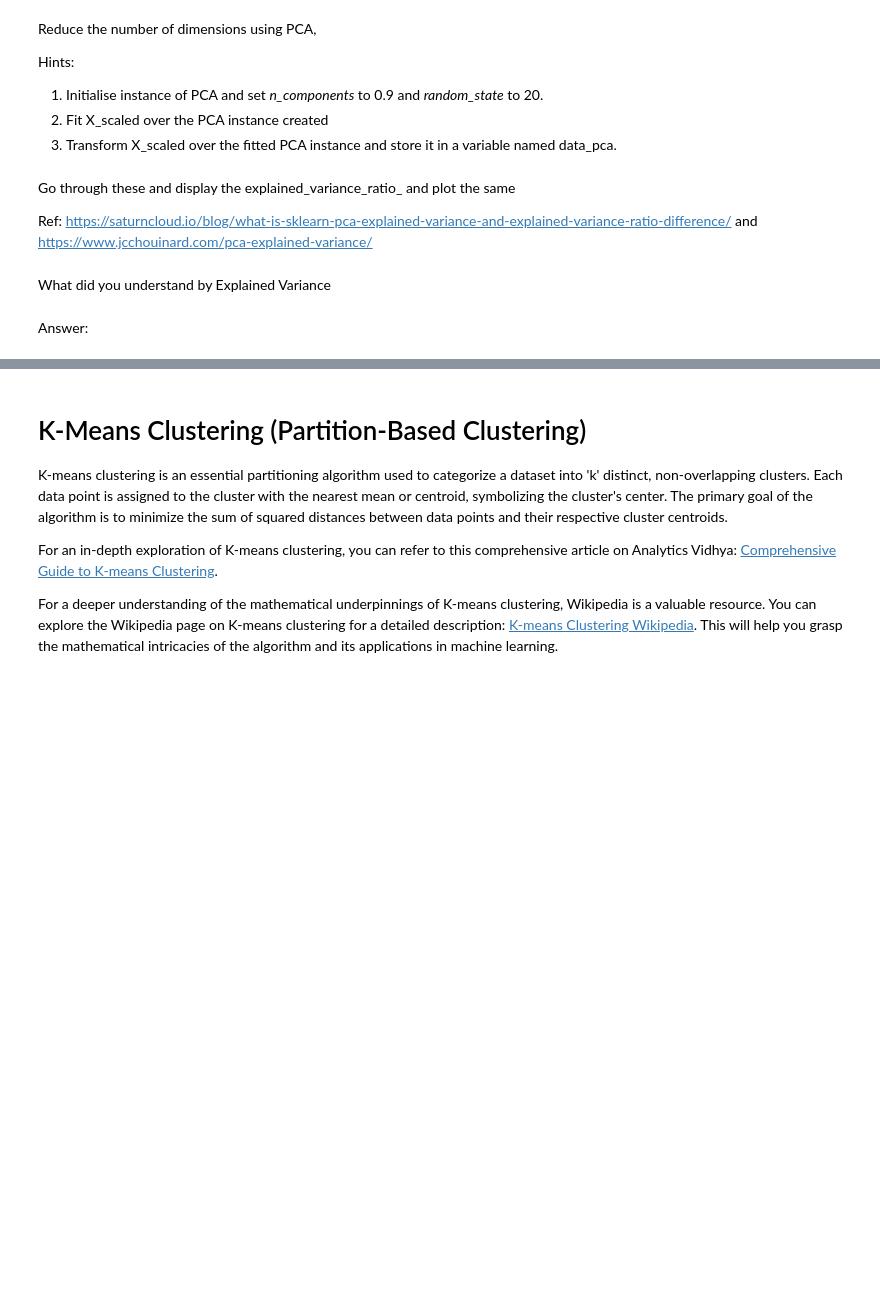
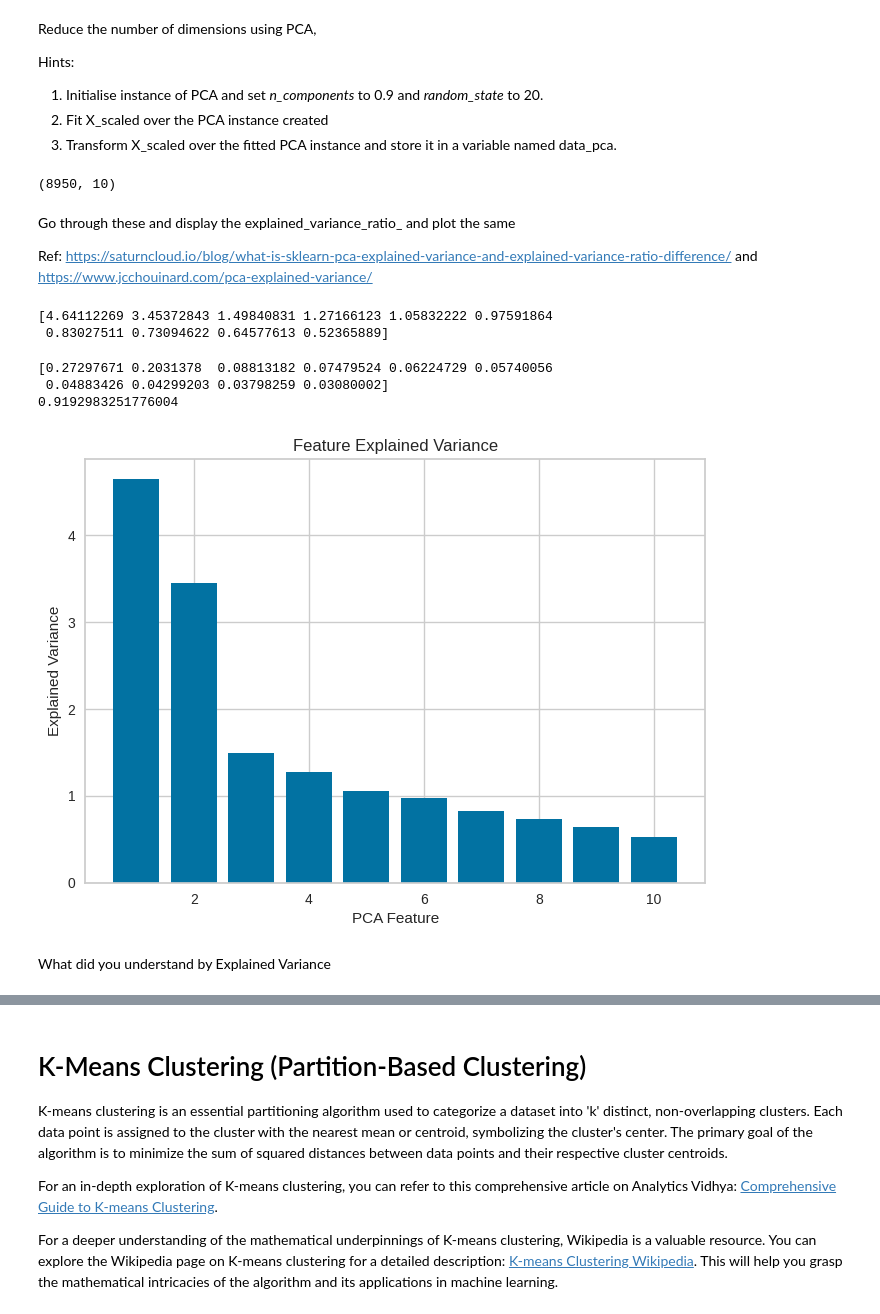
Before and after one commit to paninishah/synapse-learning-phase, a Jupyter notebook: Panini_SynapseLP_Task3.ipynb, the cells around one changed output, grey strips where cells are left out. Saved outputs shown, nothing was run; the diff lists cells and outputs as text; code cells hidden in the pictures; blank space fills up the shorter version.

```diff
--- a/Panini_SynapseLP_Task3.ipynb
+++ b/Panini_SynapseLP_Task3.ipynb
@@ -130,0 +273,7 @@ df_2= pd.read_csv("") # Continue with the routine
+# %%
+#Handle missing values if needed
+#df_2.dropna(subset='CREDIT_LIMIT', inplace=True) #i can drop this right? cause it's just one missing value
+#cant drop cause it doesnt match the shape later, but could i have dropped?
+# Option: fill missing values with median (common in financial datasets)
+df_2['MINIMUM_PAYMENTS'].fillna(df_2['MINIMUM_PAYMENTS'].median(), inplace=True)
+df_2['CREDIT_LIMIT'].fillna(df_2['CREDIT_LIMIT'].median(), inplace=True)
@@ -138,2 +332,5 @@ Answer:
+# %%
+#Standardize numeric features
+X_scaled = pd.DataFrame(StandardScaler().fit_transform(df_2), columns=df_2.columns) #for reference, never fit on test data
 # %%
 #Verify scaled data
@@ -161,9 +368,22 @@ Hints:
+# %%
+#Code here
+pca = PCA(n_components=0.9, random_state=20) #im not asking it to keep 0.9 components, im asking it to keep enough components to explain 90% of variance
+pca.fit(X_scaled)
+data_pca = pca.transform(X_scaled)
 # %%
 # Check the shape of the transformed data
+data_pca.shape #went back and filled credit limit instead of dropping
 #If everything's correct should print (8950,10)
+# %% [output]
+(8950, 10)
 # %% [markdown]
 Go through these and display the explained_variance_ratio_ and plot the same
 
 Ref: https://saturncloud.io/blog/what-is-sklearn-pca-explained-variance-and-explained-variance-ratio-difference/ and https://www.jcchouinard.com/pca-explained-variance/
 # %%
-# Explained variance ratio
+# Explained variance
+explained_variance = pca.explained_variance_
+print(explained_variance)
+# %% [output]
+[4.64112269 3.45372843 1.49840831 1.27166123 1.05832222 0.97591864
+ 0.83027511 0.73094622 0.64577613 0.52365889]
@@ -172,4 +390,20 @@ Ref: https://saturncloud.io/blog/what-is-sklearn-pca-explained-variance-and-expl
+# %%
+#explain variance ratio
+explained_variance_ratio = pca.explained_variance_ratio_
+print(explained_variance_ratio)
+print(sum(explained_variance_ratio))
+# %% [output]
+[0.27297671 0.2031378  0.08813182 0.07479524 0.06224729 0.05740056
+ 0.04883426 0.04299203 0.03798259 0.03080002]
+0.9192983251776004
+# %%
+# Plotting the explained variance
+plt.bar(range(1, len(explained_variance) + 1), explained_variance)
+plt.xlabel('PCA Feature')
+plt.ylabel('Explained Variance')
+plt.title('Feature Explained Variance')
+plt.show()
+# %% [output]
+[figure, added]
 # %% [markdown]
 What did you understand by Explained Variance
-# %% [markdown]
-Answer:
```
Also changed, not shown: parts of 47 cells of this notebook.
